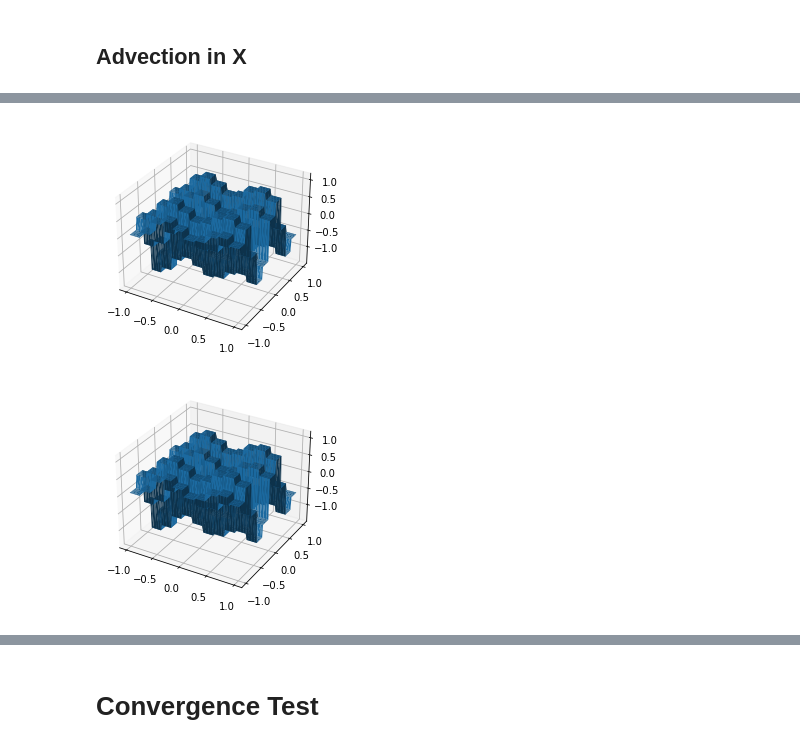
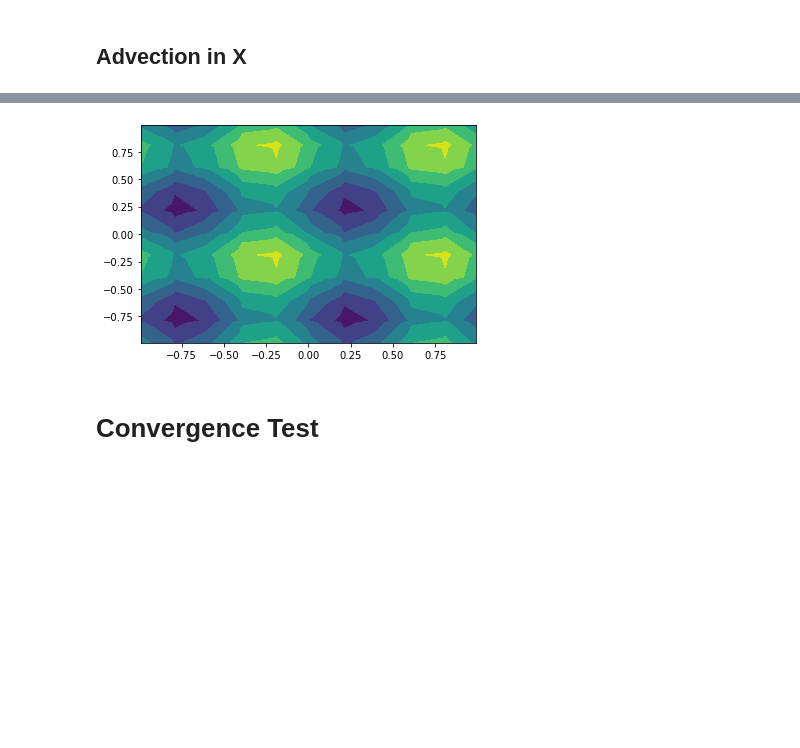
Before and after one commit to caleblogemann/pydogpack, a Jupyter notebook: apps/twodimensional/advection/smoothscalarexample/smooth_scalar_example.ipynb, the cells around one changed output, grey strips where cells are left out. Saved outputs shown, nothing was run; the diff lists cells and outputs as text; code cells hidden in the pictures; blank space fills up the shorter version.

```diff
--- a/apps/twodimensional/advection/smoothscalarexample/smooth_scalar_example.ipynb
+++ b/apps/twodimensional/advection/smoothscalarexample/smooth_scalar_example.ipynb
@@ -15,7 +19,7 @@ from IPython.display import HTML
 # %% [markdown]
 ## Advection in X
 # %%
-wavespeed = np.array([1.0, 0.0])
+wavespeed = np.array([1.0, 1.0])
 initial_condition = x_functions.Sine2D()
 problem = smooth_scalar_example.SmoothScalarExample(wavespeed, initial_condition)
 
@@ -23,10 +27,10 @@ time_final = 0.5
 problem.parameters["time_final"] = time_final
 problem.parameters["is_weak"] = True
 
-space_time_order = 1
+space_time_order = 2
 problem.parameters["time_stepping"]["time_stepping_class"] = "explicit_runge_kutta"
 problem.parameters["time_stepping"]["is_verbose"] = False
-problem.parameters["time_stepping"]["num_frames"] = 3
+problem.parameters["time_stepping"]["num_frames"] = 10
 problem.parameters["time_stepping"]["order"] = space_time_order
 problem.parameters["time_stepping"]["is_verbose"] = True
 
@@ -34,8 +38,8 @@ x_left = -1.0
 x_right = 1.0
 y_bottom = -1.0
 y_top = 1.0
-num_rows = 20
-num_cols = 20
+num_rows = 10
+num_cols = 10
 problem.parameters["mesh"]["mesh_class"] = "mesh_2d_cartesian"
 problem.parameters["mesh"]["x_left"] = x_left
 problem.parameters["mesh"]["x_right"] = x_right
@@ -46,12 +50,12 @@ problem.parameters["mesh"]["num_cols"] = num_cols
 
 problem.parameters["basis"]["basis_class"] = "legendre_2d_cartesian"
 problem.parameters["basis"]["inner_product_constant"] = 0.25
-problem.parameters["basis"]["num_basis_cpts"] = space_time_order
+problem.parameters["basis"]["space_order"] = space_time_order
 
 problem.parameters["boundary_condition"]["boundary_condition_class"] = "dirichlet"
 problem.parameters["riemann_solver"]["riemann_solver_class"] = "local_lax_friedrichs"
 
-cfl = 0.5
+cfl = 0.3
 #cfl = 0.9
 elem_vol = (x_right - x_left) / num_cols * (y_top - y_bottom) / num_rows
 delta_t = float(dg_utils.get_delta_t(cfl, problem.max_wavespeed, elem_vol))
@@ -75,5 +88,4 @@ final_solution.create_plot()
-# %%
-final_solution.create_surface_plot()
-# %% [output]
-[figure, removed]
-[figure, removed]
+# %%
+ani, fig = plot.create_animation_output_dir(problem.output_dir);
+HTML(ani.to_html5_video())
+# %% [output]
@@ -80,3 +93,4 @@ final_solution.create_surface_plot()
+[figure, added]
 # %% [markdown]
 # Convergence Test
 # %% [markdown]
```
Also changed, not shown: parts of 4 cells of this notebook, 21 other files.
